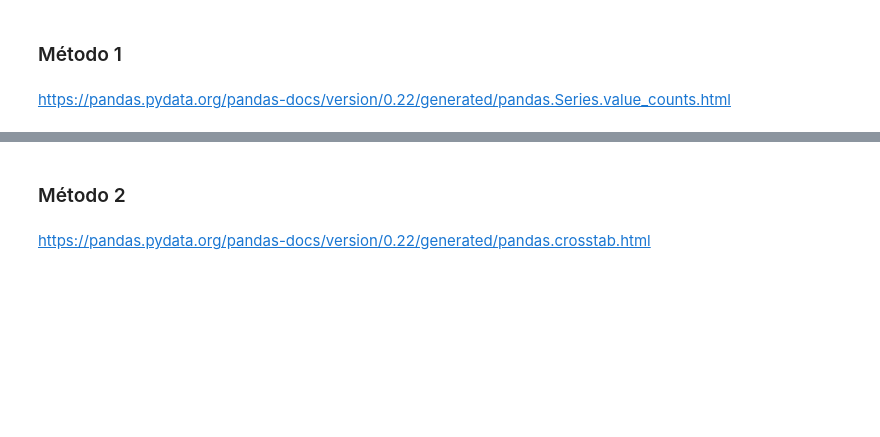
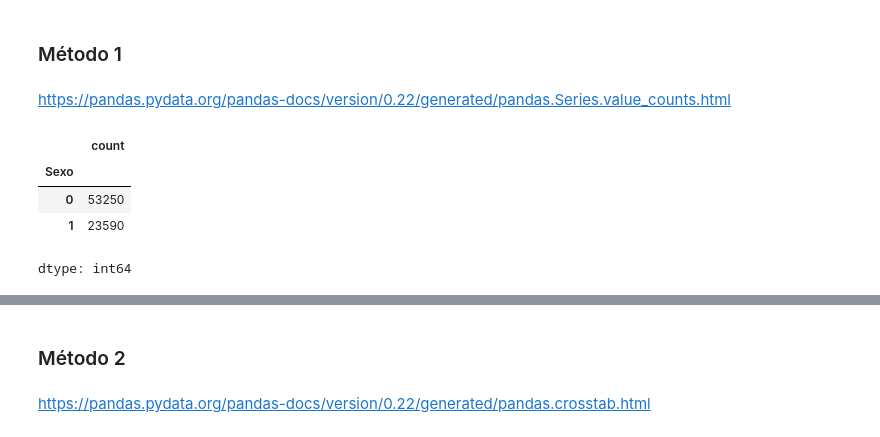
Before and after one commit to Eve113/AnalisisDeDatosEPR1, a Jupyter notebook: Curso_de_Estadística_con_Python_1.ipynb, the cells around one changed output, grey strips where cells are left out. Drawn from its saved outputs; the diff is of its cells as text; code cells hidden in the pictures; blank space fills up the shorter version.

```diff
--- a/Curso_de_Estadística_con_Python_1.ipynb
+++ b/Curso_de_Estadística_con_Python_1.ipynb
@@ -208,5 +208,12 @@ El primer paso en un análisis es conocer el comportamiento de las variables inv
 https://pandas.pydata.org/pandas-docs/version/0.22/generated/pandas.Series.value_counts.html
 # %%
 frecuencia_sexo = datos.Sexo.value_counts()
+frecuencia_sexo
+# %% [output]
+|  | count |
+| Sexo |  |
+| 0 | 53250 |
+| 1 | 23590 |
+dtype: int64
 # %%
 porcentaje_sexo = datos.Sexo.value_counts(normalize = True).round(4) * 100
```
Also changed, not shown: parts of 6 cells of this notebook.
